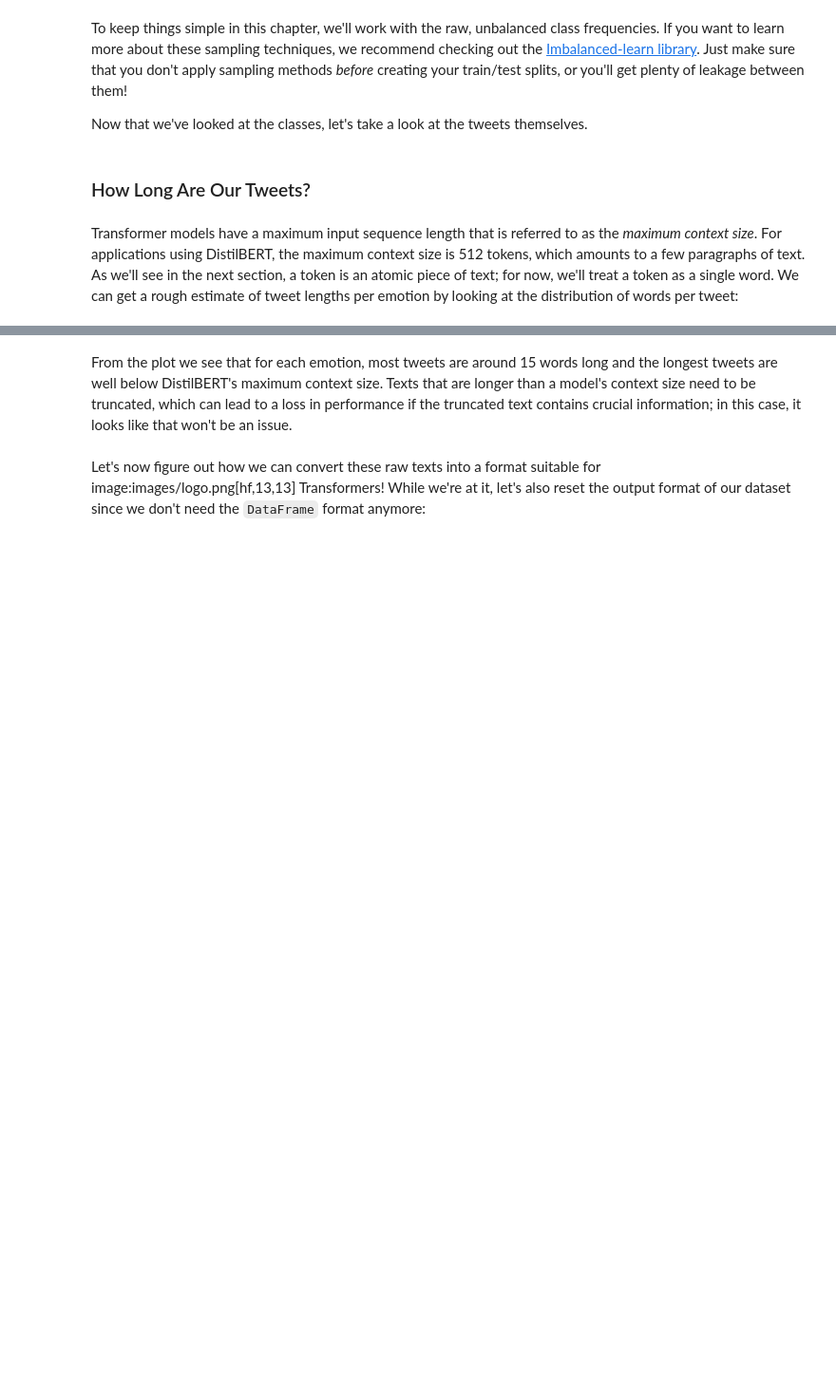
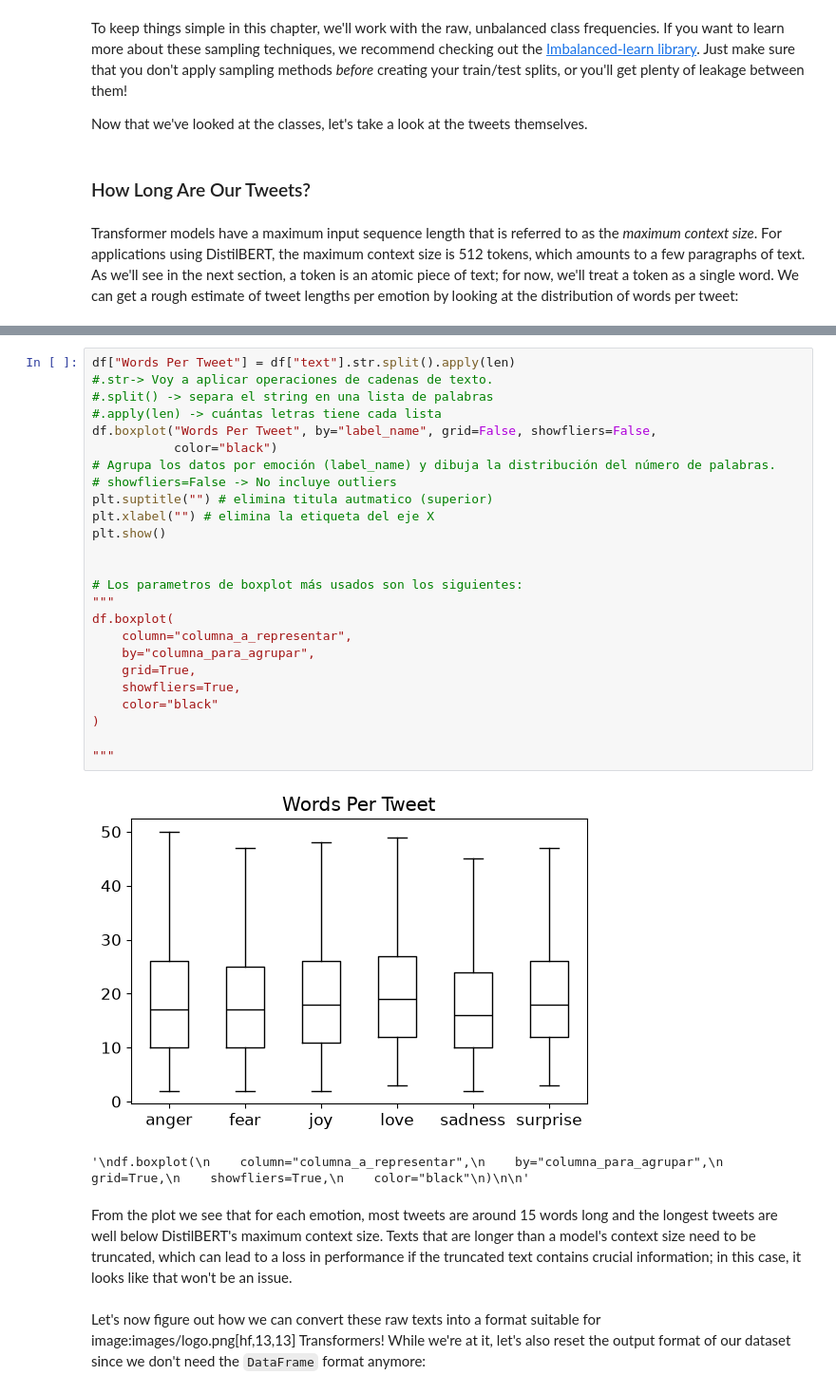
Before and after one commit to Kitipali/notebooks, a Jupyter notebook: 02_jf_classification.ipynb, the cells around one changed output, grey strips where cells are left out. Shown at 95% size. Saved outputs shown, nothing was run; the diff lists cells and outputs as text; blank space fills up the shorter version.

```diff
--- a/02_jf_classification.ipynb
+++ b/02_jf_classification.ipynb
@@ -292,3 +279,31 @@ plt.show()
+# %%
+df["Words Per Tweet"] = df["text"].str.split().apply(len)
+#.str-> Voy a aplicar operaciones de cadenas de texto.
+#.split() -> separa el string en una lista de palabras
+#.apply(len) -> cuántas letras tiene cada lista
+df.boxplot("Words Per Tweet", by="label_name", grid=False, showfliers=False,
+           color="black")
+# Agrupa los datos por emoción (label_name) y dibuja la distribución del número de palabras.
+# showfliers=False -> No incluye outliers
+plt.suptitle("") # elimina titula autmatico (superior)
+plt.xlabel("") # elimina la etiqueta del eje X
+plt.show()
+
+
+# Los parametros de boxplot más usados son los siguientes:
+"""
+df.boxplot(
+    column="columna_a_representar",
+    by="columna_para_agrupar",
+    grid=True,
+    showfliers=True,
+    color="black"
+)
+
+"""
+# %% [output]
+[figure, added]
+'\ndf.boxplot(\n    column="columna_a_representar",\n    by="columna_para_agrupar",\n    grid=True,\n    showfliers=True,\n    color="black"\n)\n\n'
 # %% [markdown]
 From the plot we see that for each emotion, most tweets are around 15 words long and the longest tweets are well below DistilBERT's maximum context size. Texts that are longer than a model's context size need to be truncated, which can lead to a loss in performance if the truncated text contains crucial information; in this case, it looks like that won't be an issue.
 # %% [markdown]
```
Also changed, not shown: parts of 62 cells of this notebook, 2 other files.
